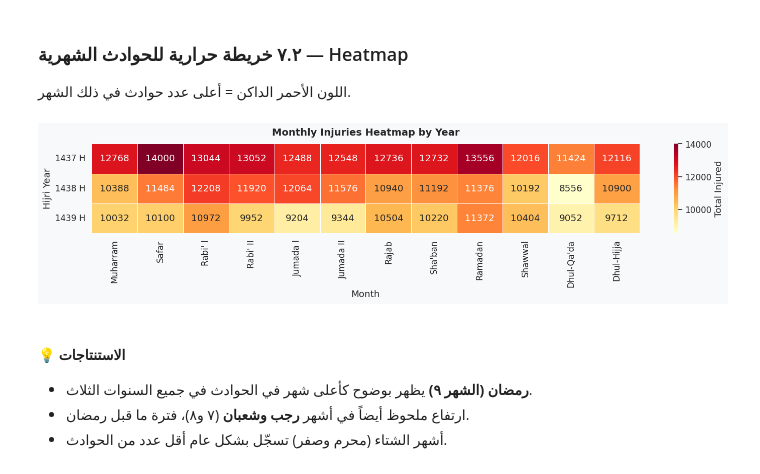
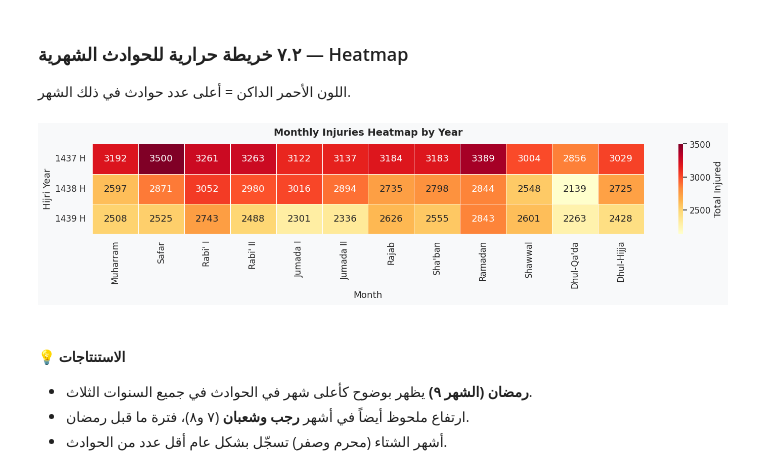
Before and after one commit to Nawaf-Alorabi/EDA-Project, a Jupyter notebook: Traffic_Accidents_KSA_AnalysisMain.ipynb, the cells around one changed output. Cells and saved outputs as stored; diff of their text form; code cells hidden in the pictures.

```diff
--- a/Traffic_Accidents_KSA_AnalysisMain.ipynb
+++ b/Traffic_Accidents_KSA_AnalysisMain.ipynb
@@ -301,21 +301,21 @@ plt.show()
 اللون الأحمر الداكن = أعلى عدد حوادث في ذلك الشهر.
 # %%
 # --- تحويل البيانات لجدول شهر × سنة ---
-pivot = inj.groupby(['year', 'month'])[NUM_COLS].sum().sum(axis=1).unstack()
+pivot = inj.groupby(['year', 'month'])[['male', 'female']].sum().sum(axis=1).unstack()
 pivot.columns = MONTH_LABELS  # استبدال أرقام الأشهر بأسمائها
 
 fig, ax = plt.subplots(figsize=(15, 3.8))
 sns.heatmap(pivot, annot=True, fmt='.0f', cmap='YlOrRd',
             linewidths=0.5, linecolor='white',
             cbar_kws={'label': 'Total Injured'}, ax=ax)
 ax.set_title('Monthly Injuries Heatmap by Year', fontsize=14, fontweight='bold', pad=12)
 ax.set_xlabel('Month')
 ax.set_ylabel('Hijri Year')
 ax.set_yticklabels(['1437 H', '1438 H', '1439 H'], rotation=0)
 plt.tight_layout()
 plt.show()
 # %% [output]
-[figure, old version]
+[figure, new version]
 # %% [markdown]
 #### 💡 الاستنتاجات
 
```
Also changed, not shown: parts of 17 cells of this notebook.
